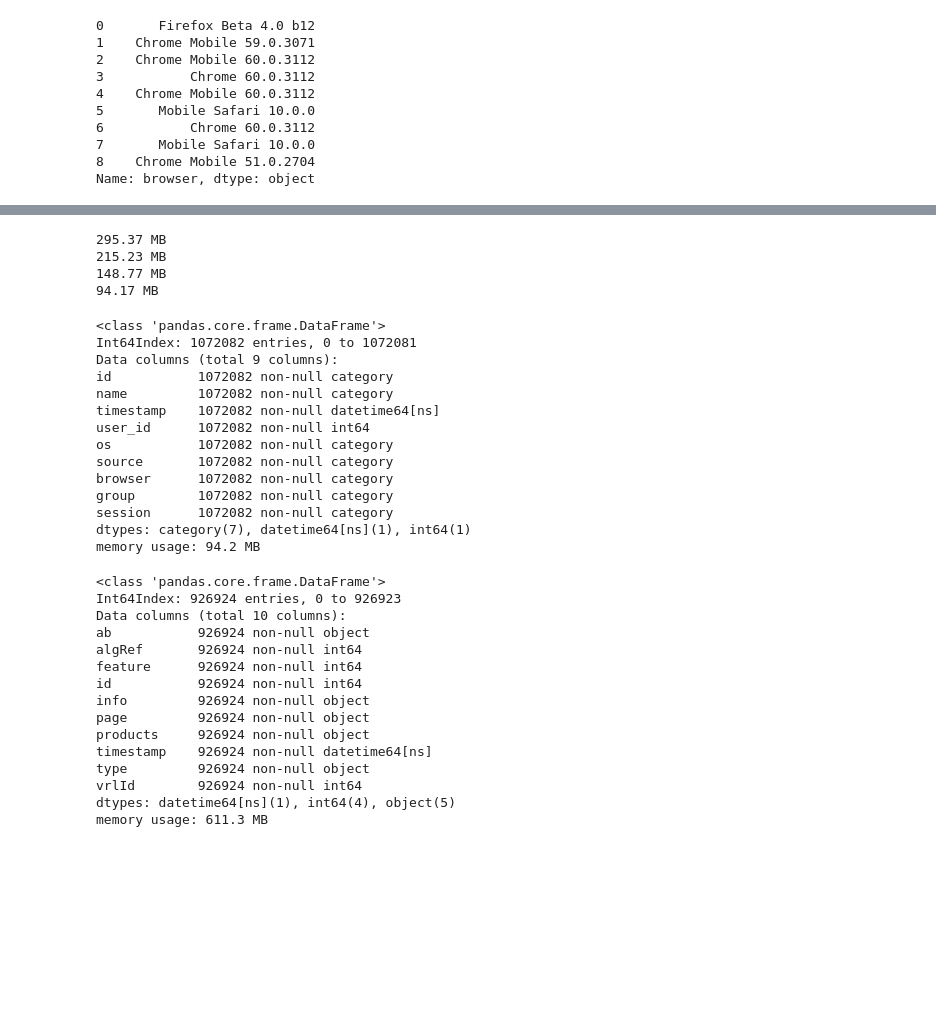
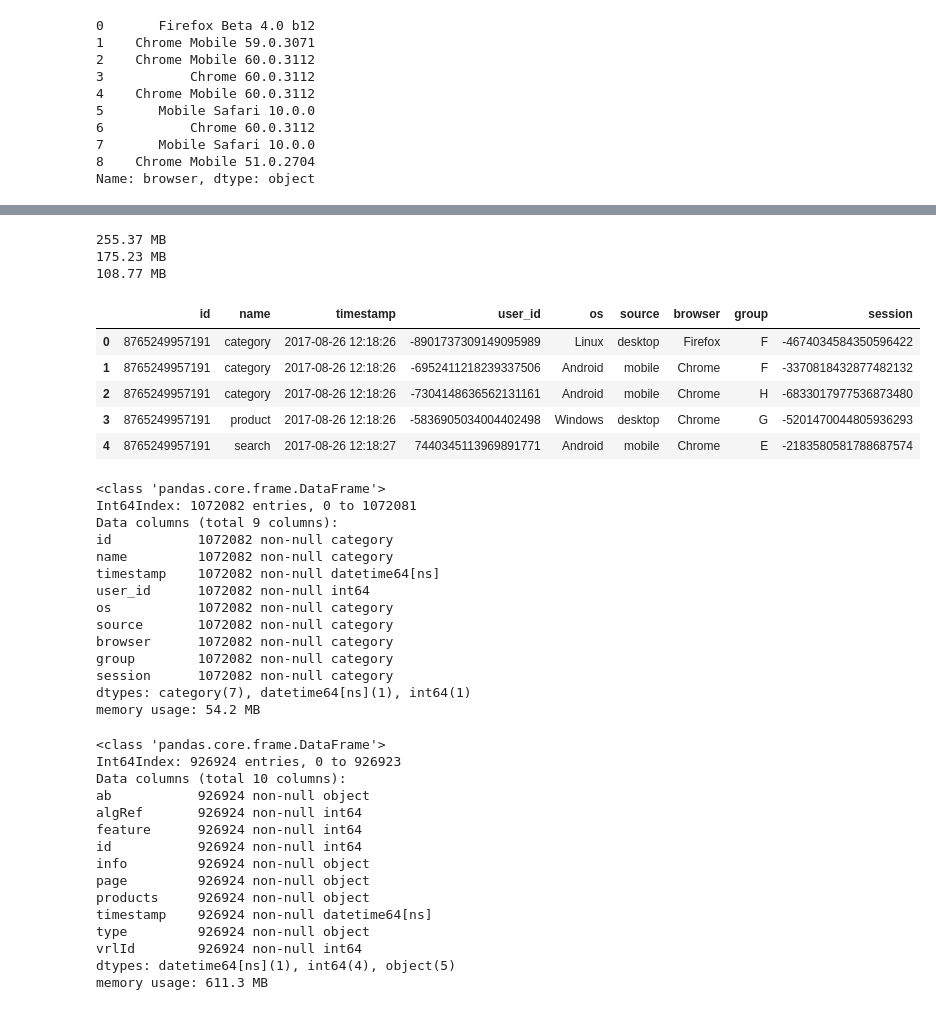
Before and after one commit to bjuncklaus/Chaordic_Challenge, a Jupyter notebook: challenge.ipynb, the cells around one changed output, grey strips where cells are left out. Drawn from its saved outputs; the diff is of its cells as text; code cells hidden in the pictures; blank space fills up the shorter version.

```diff
--- a/challenge.ipynb
+++ b/challenge.ipynb
@@ -306,7 +299,10 @@ print(mem_usage(df_pageViews.ab))
 # %%
-groups, sessions = [], []
-for ab in df_pageViews.ab.str.split('/'):
-    groups.append(ab[0])
-    sessions.append(ab[1])
-df_pageViews['group'] = groups
-df_pageViews['session'] = sessions
+def clean_ab_values(dataFrame):
+    global groups, sessions
+    groups, sessions = [], []
+
+    for ab in dataFrame.ab.str.split('/'):
+        groups.append(ab[0])
+        sessions.append(ab[1])
+    dataFrame['group'] = groups
+    dataFrame['session'] = sessions
@@ -327,14 +325,21 @@ df_pageViews.drop('ab', axis=1, inplace=True)
 print(mem_usage(df_pageViews))
 df_pageViews.group = df_pageViews.group.astype('category')
 print(mem_usage(df_pageViews))
-df_pageViews.session = df_pageViews.session.astype('category')
-print(mem_usage(df_pageViews))
 # %% [output]
-295.37 MB
-215.23 MB
-148.77 MB
-94.17 MB
+255.37 MB
+175.23 MB
+108.77 MB
+# %%
+df_pageViews.head()
+# %% [output]
+|  | id | name | timestamp | user_id | os | source | browser | group | session |
+| 0 | 8765249957191 | category | 2017-08-26 12:18:26 | -8901737309149095989 | Linux | desktop | Firefox | F | -4674034584350596422 |
+| 1 | 8765249957191 | category | 2017-08-26 12:18:26 | -6952411218239337506 | Android | mobile | Chrome | F | -3370818432877482132 |
+| 2 | 8765249957191 | category | 2017-08-26 12:18:26 | -7304148636562131161 | Android | mobile | Chrome | H | -6833017977536873480 |
+| 3 | 8765249957191 | product | 2017-08-26 12:18:26 | -5836905034004402498 | Windows | desktop | Chrome | G | -5201470044805936293 |
+| 4 | 8765249957191 | search | 2017-08-26 12:18:27 | 7440345113969891771 | Android | mobile | Chrome | E | -2183580581788687574 |
 # %%
+df_pageViews.session = df_pageViews.session.astype('category')
 df_pageViews.info(memory_usage='deep')
 # %% [output]
 <class 'pandas.core.frame.DataFrame'>
@@ -350,7 +355,7 @@ browser      1072082 non-null category
 group        1072082 non-null category
 session      1072082 non-null category
 dtypes: category(7), datetime64[ns](1), int64(1)
-memory usage: 94.2 MB
+memory usage: 54.2 MB
 # %%
 df_impressions.info(memory_usage='deep')
 # %% [output]
```
Also changed, not shown: parts of 32 cells of this notebook.
